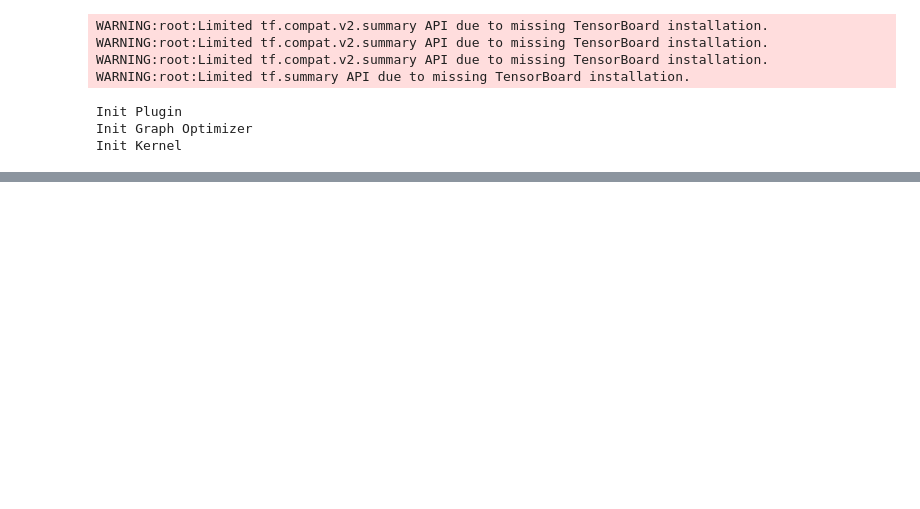
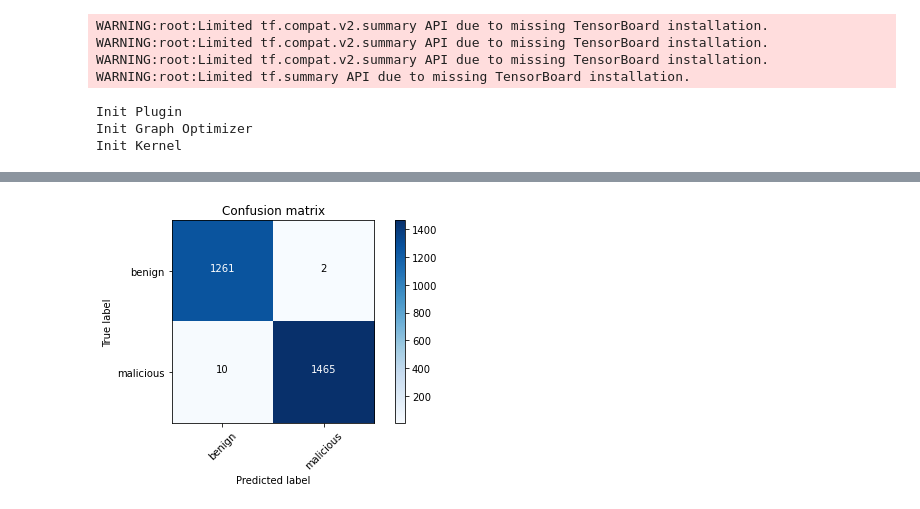
Before and after one commit to alphabeta2206/Mal_URL, a Jupyter notebook: Cross-site/Tfidf.ipynb, the cells around one changed output, grey strips where cells are left out. Saved outputs shown, nothing was run; the diff lists cells and outputs as text; code cells hidden in the pictures; blank space fills up the shorter version.

```diff
--- a/Cross-site/Tfidf.ipynb
+++ b/Cross-site/Tfidf.ipynb
@@ -91,3 +76,0 @@ model.score(x_test,y_test)
-# %%
-model2=LogisticRegression(solver='lbfgs', max_iter=10000)
-model2.fit(x_train,y_train)
@@ -99,0 +89,4 @@ model2.score(x_test,y_test)
+# %%
+model_lg.fit(x_train,y_train)
+score_lg = model_lg.score(x_test,y_test)
+print(score_lg)
@@ -99,0 +108,28 @@ model2.score(x_test,y_test)
+# %%
+pred_lg = model_lg.predict(x_test)
+
+pred_xg = model_xg.predict(x_test)
+
+pred_dc = model_dc.predict(x_test)
+# %%
+def plot_confusion_matrix(cm, classes,
+                          normalize=False,
+                          title='Confusion matrix',
+                          cmap=plt.cm.Blues):
+
+    plt.imshow(cm, interpolation='nearest', cmap=cmap)
+    plt.title(title)
+    plt.colorbar()
+    tick_marks = np.arange(len(classes))
+    plt.xticks(tick_marks, classes, rotation=45)
+    plt.yticks(tick_marks, classes)
+
+    thresh = cm.max() / 2.
+    for i, j in itertools.product(range(cm.shape[0]), range(cm.shape[1])):
+        plt.text(j, i, cm[i, j],
+                 horizontalalignment="center",
+                 color="white" if cm[i, j] > thresh else "black")
+
+    plt.tight_layout()
+    plt.ylabel('True label')
+    plt.xlabel('Predicted label')
@@ -99,0 +147,5 @@ model2.score(x_test,y_test)
+# %%
+cm = metrics.confusion_matrix(y_test, pred_lg, labels=[0,1])
+plot_confusion_matrix(cm,classes=['benign','malicious'])
+# %% [output]
+[figure, added]
```
Also changed, not shown: parts of 15 cells of this notebook.
